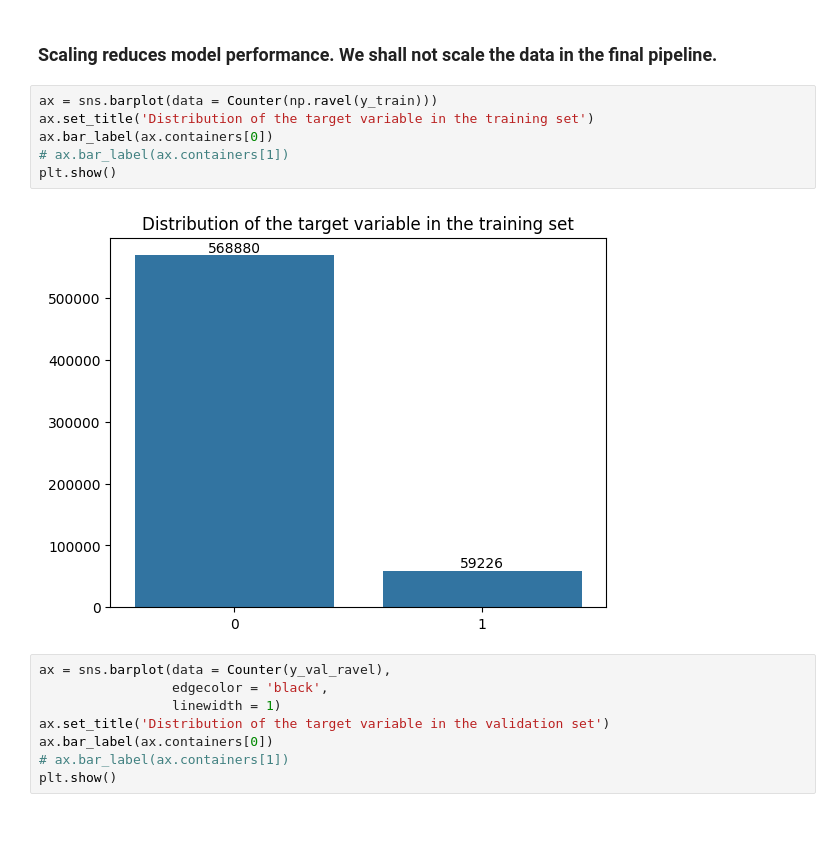
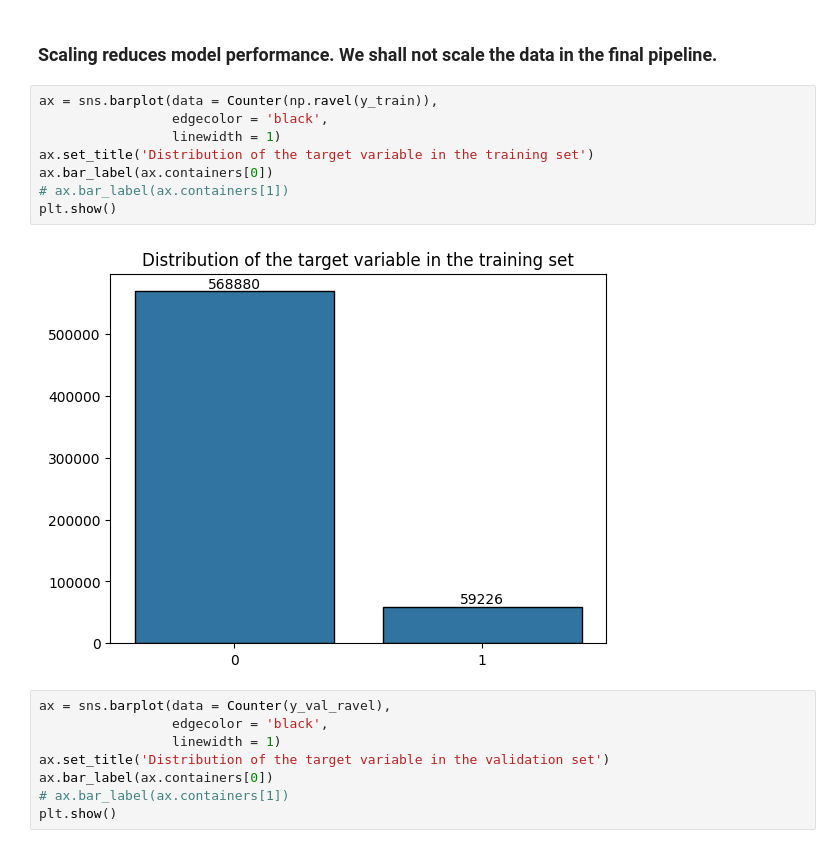
Before and after one commit to S84v/gst-analytics-hackathon, a Jupyter notebook: main.ipynb, the cells around one changed output. Saved outputs shown, nothing was run; the diff lists cells and outputs as text.

```diff
--- a/main.ipynb
+++ b/main.ipynb
@@ -770,13 +781,15 @@ model_scores_scaled
 # %% [markdown]
 ### Scaling reduces model performance. We shall not scale the data in the final pipeline.
 # %%
-ax = sns.barplot(data = Counter(np.ravel(y_train)))
+ax = sns.barplot(data = Counter(np.ravel(y_train)),
+                 edgecolor = 'black',
+                 linewidth = 1)
 ax.set_title('Distribution of the target variable in the training set')
 ax.bar_label(ax.containers[0])
 # ax.bar_label(ax.containers[1])
 plt.show()
 # %% [output]
-[figure, old version]
+[figure, new version]
 # %%
 ax = sns.barplot(data = Counter(y_val_ravel),
                  edgecolor = 'black',
```
Also changed, not shown: parts of 29 cells of this notebook.
